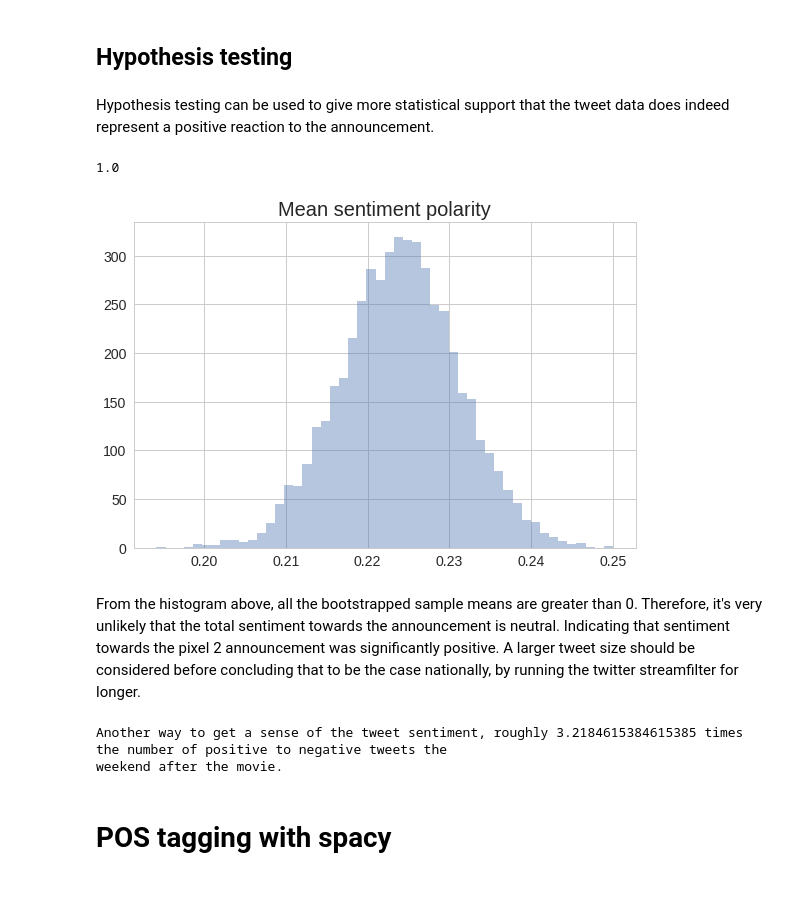
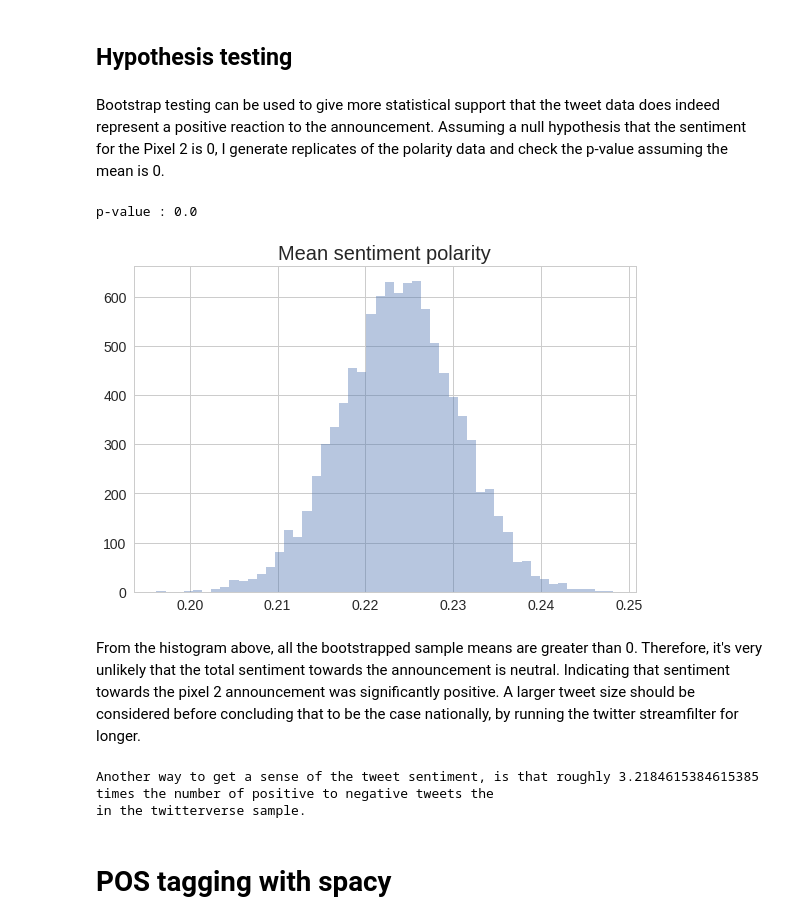
Before and after one commit to PrabhatCS/portfolio, a Jupyter notebook: announcement_analysis.ipynb, the cells around one changed output. Saved outputs shown, nothing was run; the diff lists cells and outputs as text; code cells hidden in the pictures; blank space fills up the shorter version.

Commit message:
edited hyp testing

```diff
--- a/announcement_analysis.ipynb
+++ b/announcement_analysis.ipynb
@@ -84,7 +86,7 @@ def clean_text(text, join = False):
     # removes punctuation and pronouns, random words
     words=[]
     for word in text:
-        if word.pos_ != 'PUNCT' and word.pos_ != 'PRON' and not word.is_space:
+        if word.pos_ != 'PUNCT' and word.lemma_ != '-PRON-' and not word.is_space:
             words.append(word.lemma_)
 
     unigrams = [word for word in words if word not in ["t", "s", "v", "'s", "pixel", "rd", "madebygoogle", "google", "xl", "pixelxl",
@@ -280,11 +282,11 @@ Sounds like people were happy about the camera, but disliked the lack of a headp
 # %% [markdown]
 ## Hypothesis testing
 # %% [markdown]
-Hypothesis testing can be used to give more statistical support that the tweet data does indeed represent a positive reaction to the announcement.
+Bootstrap testing can be used to give more statistical support that the tweet data does indeed represent a positive reaction to the announcement. Assuming a null hypothesis that the sentiment for the Pixel 2 is 0, I generate replicates of the polarity data and check the p-value assuming the mean is 0.
 # %%
 # draw samples and calculate test statistic for boostrap testing, with replacement by default
 
-def draw_sample(array, size = 1000):
+def draw_sample(array, size = 3500):
     idx = np.random.choice(len(array), size)
     return [array[i] for i in idx]
 
@@ -296,25 +298,27 @@ def calc_stat(array, num_samples, size, func):
 # %%
 # test for how significant is in sentiment value
 
 #draw_sample(polarities)
-pol_means = calc_stat(polarities, 5000, 3000, np.mean)
+pol_means = calc_stat(polarities, 10000, 3500, np.mean)
+pol_shifted = pol_means - np.mean(polarities)
+p = np.sum(pol_shifted >= np.mean(polarities))/len(pol_means)
 sns.distplot(pol_means, kde = False)
 
-# prob the mean sentiment is greater than 0
-print(np.sum(np.array(pol_means) > 0)/len(pol_means))
+# prob the mean sentiment is greater than pol_mean for bootstrap p-value
+print('p-value : {}'.format(p))
 plt.title("Mean sentiment polarity")
 plt.show()
 # %% [output]
-1.0
+p-value : 0.0
-[figure, old version]
+[figure, new version]
 # %% [markdown]
 From the histogram above, all the bootstrapped sample means are greater than 0. Therefore, it's very unlikely that the total sentiment towards the announcement is neutral. Indicating that sentiment towards the pixel 2 announcement was significantly positive. A larger tweet size should be considered before concluding that to be the case nationally, by running the twitter streamfilter for longer.
 # %%
-print('Another way to get a sense of the tweet sentiment, roughly {} times the number of positive to negative tweets the'.format(np.sum(pd.Series(polarities) > 0) / np.sum(pd.Series(polarities) < 0)) +
-      '\n' + 'weekend after the movie.')
+print('Another way to get a sense of the tweet sentiment, is that roughly {} times the number of positive to negative tweets the'.format(np.sum(pd.Series(polarities) > 0) / np.sum(pd.Series(polarities) < 0)) +
+      '\n' + 'in the twitterverse sample.')
 # %% [output]
-Another way to get a sense of the tweet sentiment, roughly 3.2184615384615385 times the number of positive to negative tweets the
-weekend after the movie.
+Another way to get a sense of the tweet sentiment, is that roughly 3.2184615384615385 times the number of positive to negative tweets the
+in the twitterverse sample.
 # %% [markdown]
 # POS tagging with spacy
 # %%
```
Also changed, not shown: parts of 8 cells of this notebook.
